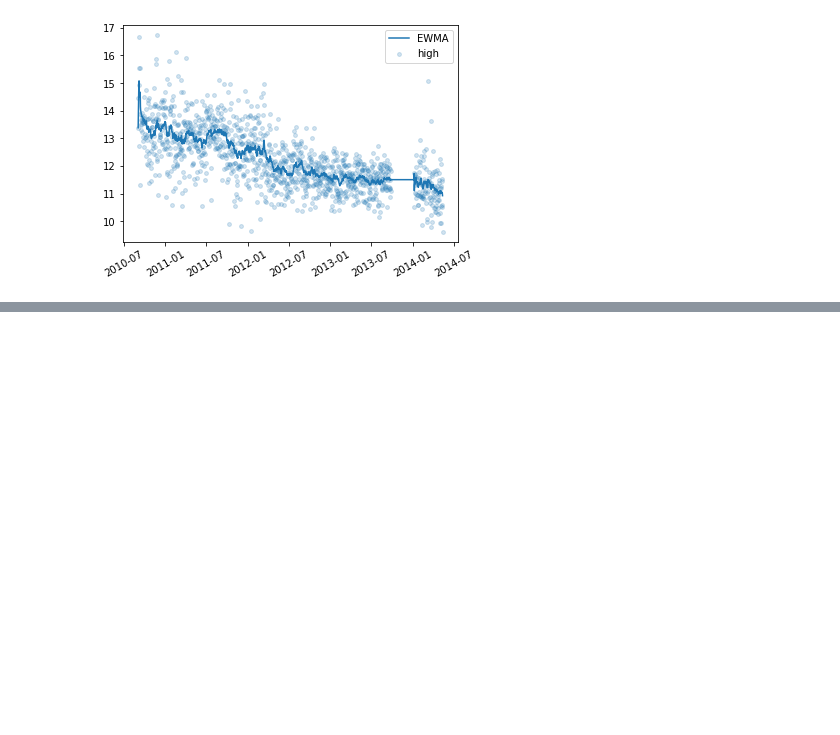
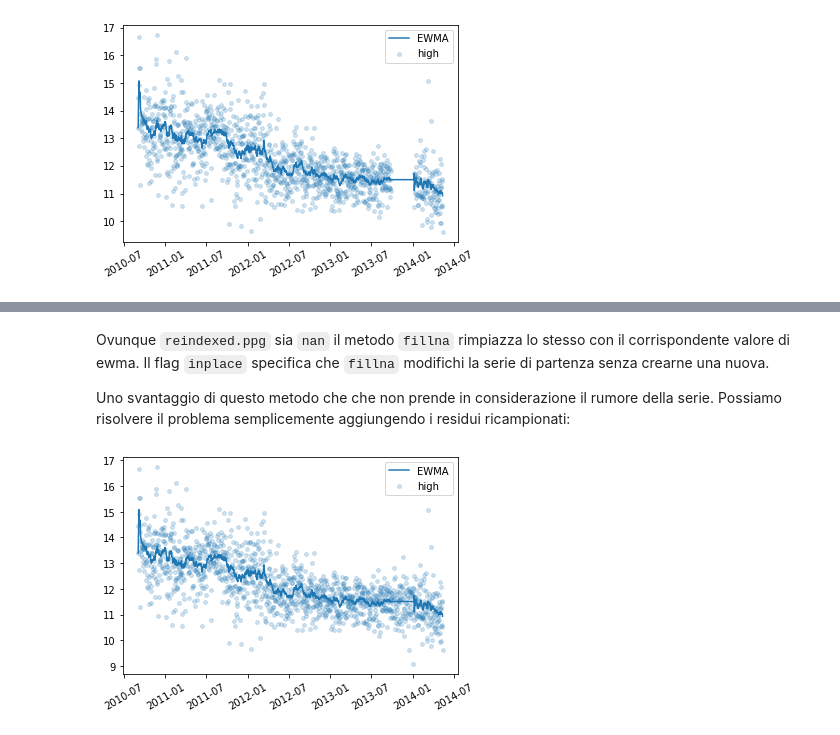
Before and after one commit to fdalforno/stats101, a Jupyter notebook: 12-Analisi delle serie temporali.ipynb, the cells around one changed output, grey strips where cells are left out. Drawn from its saved outputs; the diff is of its cells as text; code cells hidden in the pictures; blank space fills up the shorter version.

```diff
--- a/12-Analisi delle serie temporali.ipynb
+++ b/12-Analisi delle serie temporali.ipynb
@@ -288,0 +298,19 @@ I valori sono più rumorosi all'inizio in quanto sono basati su pochi dati.
+# %% [markdown]
+Ovunque `reindexed.ppg` sia `nan` il metodo `fillna` rimpiazza lo stesso con il corrispondente valore di ewma. Il flag `inplace` specifica che `fillna` modifichi la serie di partenza senza crearne una nuova.
+
+Uno svantaggio di questo metodo che che non prende in considerazione il rumore della serie. Possiamo risolvere il problema semplicemente aggiungendo i residui ricampionati:
+# %%
+resid = (reindexed.ppg - ewma).dropna()
+fake_data = ewma + np.random.choice(resid, len(reindexed), replace=True)
+reindexed['ppg'].fillna(fake_data, inplace=True)
+reindexed['ewma'] = ewma
+reindexed['resid'] = reindexed.ppg - ewma
+
+plt.scatter(reindexed.index,reindexed.ppg, s=15, alpha=0.2, label=name)
+plt.plot(reindexed.index,ewma,label='EWMA')
+
+plt.xticks(rotation=30)
+plt.legend(loc='upper right')
+plt.show()
+# %% [output]
+[figure, added]
```
Also changed, not shown: parts of 20 cells of this notebook, 9 other files.
